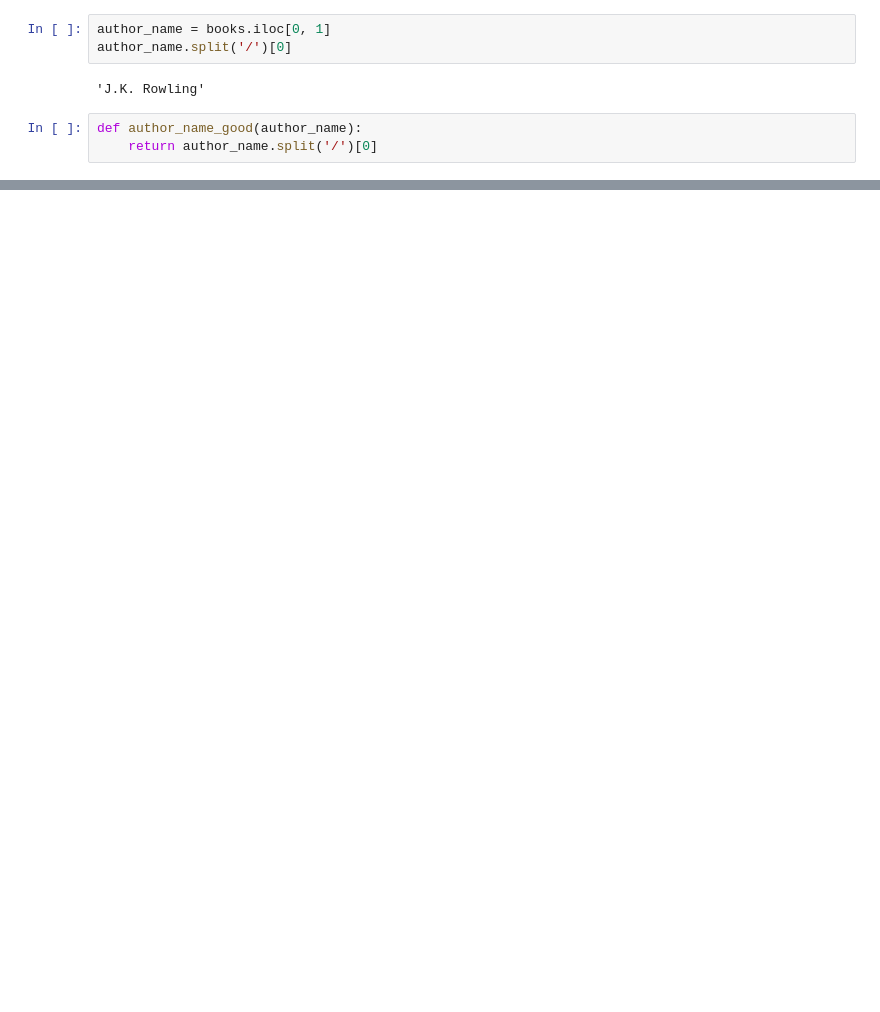
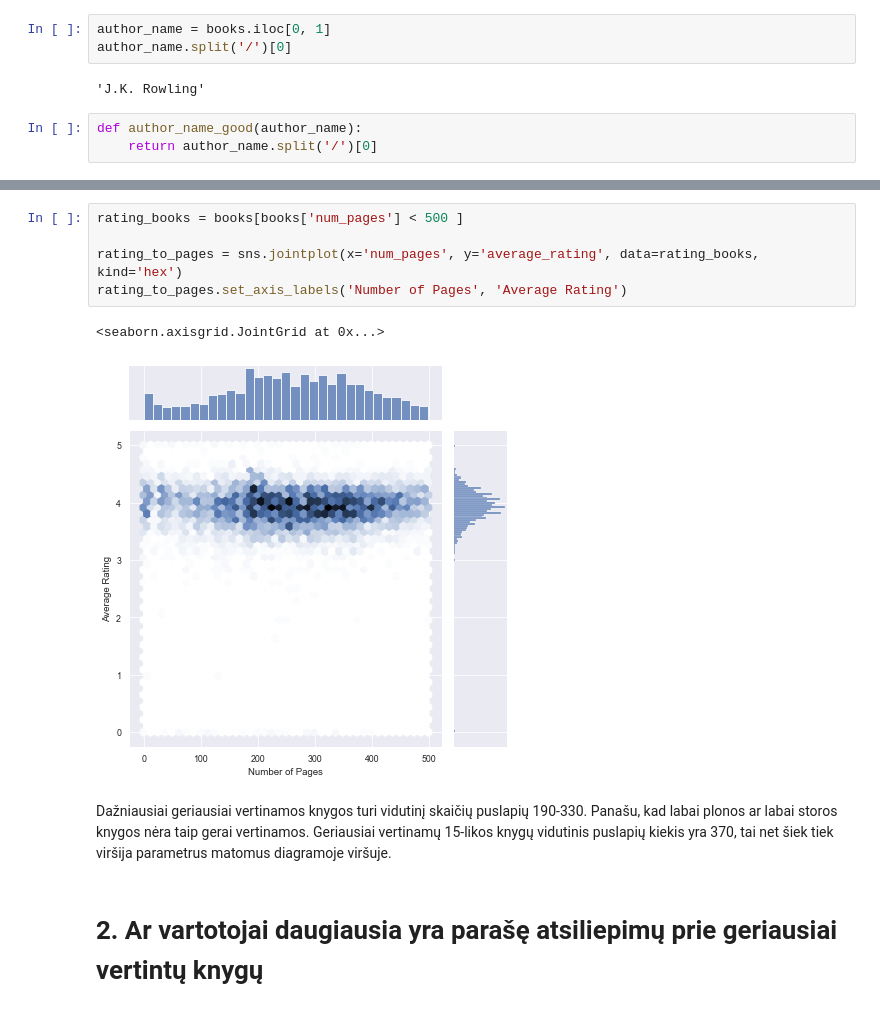
Before and after one commit to GretaMatu/python_mokymai, a Jupyter notebook: baigiamasis_darbas.ipynb, the cells around one changed output, grey strips where cells are left out. Saved outputs shown, nothing was run; the diff lists cells and outputs as text; blank space fills up the shorter version.

```diff
--- a/baigiamasis_darbas.ipynb
+++ b/baigiamasis_darbas.ipynb
@@ -128,0 +147,12 @@ books.head(2)
+# %%
+rating_books = books[books['num_pages'] < 500 ]
+
+rating_to_pages = sns.jointplot(x='num_pages', y='average_rating', data=rating_books, kind='hex')
+rating_to_pages.set_axis_labels('Number of Pages', 'Average Rating')
+# %% [output]
+<seaborn.axisgrid.JointGrid at 0x...>
+[figure, added]
+# %% [markdown]
+Dažniausiai geriausiai vertinamos knygos turi vidutinį skaičių puslapių 190-330. Panašu, kad labai plonos ar labai storos knygos nėra taip gerai vertinamos. Geriausiai vertinamų 15-likos knygų vidutinis puslapių kiekis yra 370, tai net šiek tiek viršija parametrus matomus diagramoje viršuje.
+# %% [markdown]
+# 2. Ar vartotojai daugiausia yra parašę atsiliepimų prie geriausiai vertintų knygų
```
Also changed, not shown: parts of 14 cells of this notebook.
